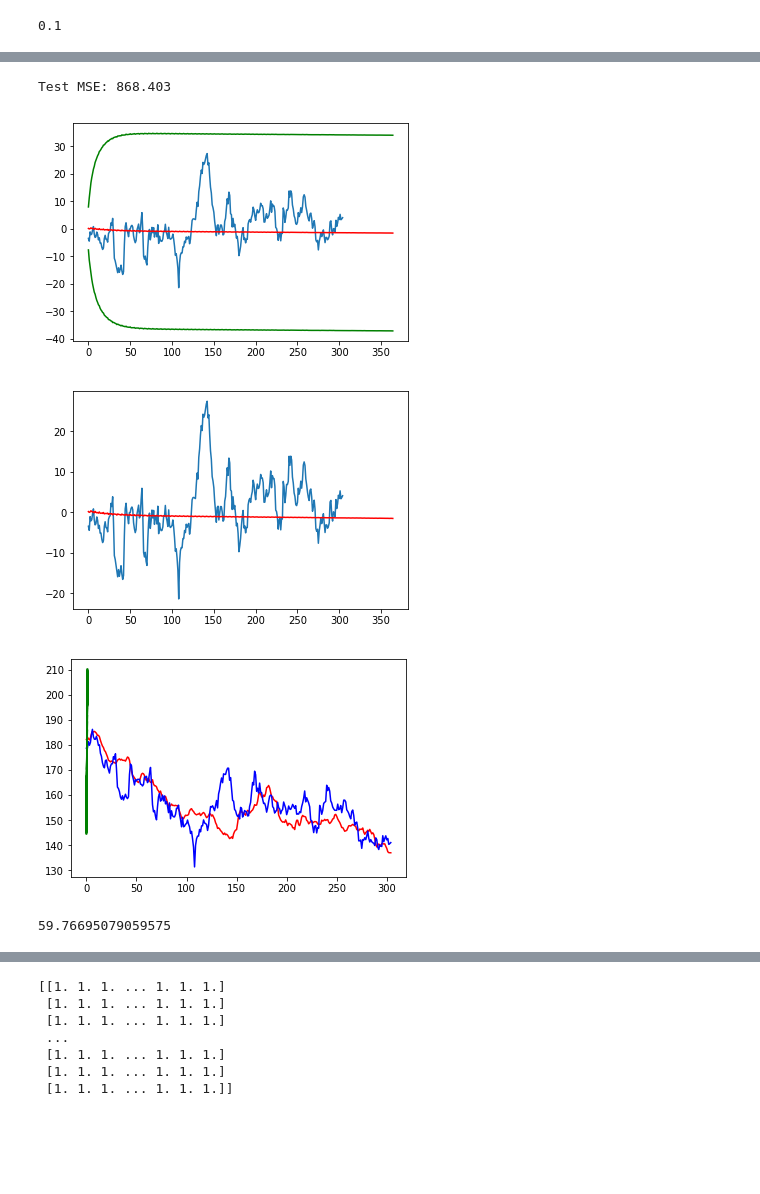
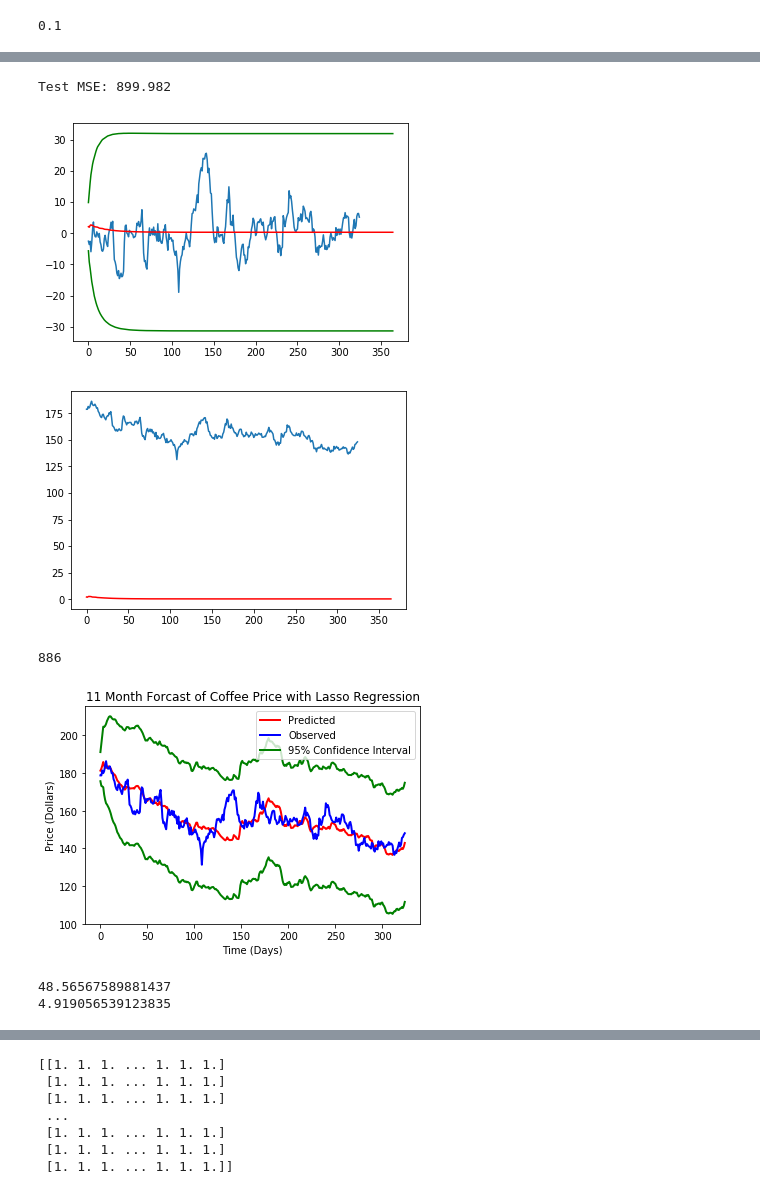
Before and after one commit to jgroth1/Project_1_Coffee_Price_Predictors, a Jupyter notebook: Analysis/Regression_Analysis.ipynb, the cells around one changed output, grey strips where cells are left out. Saved outputs shown, nothing was run; the diff lists cells and outputs as text; code cells hidden in the pictures; blank space fills up the shorter version.

```diff
--- a/Analysis/Regression_Analysis.ipynb
+++ b/Analysis/Regression_Analysis.ipynb
@@ -335,6 +349,7 @@ Trade_DF.head()
 # %%
 Combined_DF = Weather_DF.merge(Price_DF, left_index=True, right_index=True)
 Combined_DF = Combined_DF.merge(Trade_DF, left_index=True, right_index=True)
+Combined_DF = Combined_DF.merge(MY_Trade_DF, left_index=True, right_index=True)
 # %%
 Combined_DF
 #= Combined_DF.filter(regex='^P', axis='columns')
@@ -398,12 +477,18 @@ print(features)
 #length = len(Combined_DF)
 #features = np.empty(Combined_DF.iloc[:,0:3].shape)
 for i in range(3,20):
-    N=40
+    N=45
     x = Combined_DF.iloc[:,i].values
     features[:,i] = np.convolve(x, np.ones((N,))/N, mode='same')
+
+
 features[:,20] = Combined_DF.loc[:,'Import'].values
 features[:,21] = Combined_DF.loc[:,'Export'].values
 features[:,22] = Combined_DF.loc[:,'Production'].values
+features[:,23] = Combined_DF.loc[:,'Trade Balance'].values
+#features[:,23] = Combined_DF.loc[:,'Import MY'].values
+#features[:,24] = Combined_DF.loc[:,'Export MY'].values
+#features[:,25] = Combined_DF.loc[:,'Production MY'].values
 target = Combined_DF.loc[:, 'PX_LAST'].values
 print(features)
 # %% [output]
@@ -434,9 +513,9 @@ T = len(features_standardized)-365
 FS_train, FS_test = features_standardized[:T,:], features_standardized[T:,:]
 T_train, T_test = target[:T], target[T:]
 FS_train = FS_train[:]
-FS_test = FS_test[:-60]
+FS_test = FS_test[:-40]
 T_train = T_train[:]
-T_test = T_test[:-60]
+T_test = T_test[:-40]
 regression1 = RidgeCV(alphas=[0.1,0.5,1.0,2.0,3.0,5.0,10.0])
 regression2 = Lasso(alpha=1)
 regression3 = HuberRegressor(epsilon=2, alpha=.5)
@@ -613,7 +709,7 @@ X = residuals_train
 size = int(len(X)-365)
 train, test = X[0:size], X[size:len(X)]
 
-model = ARIMA(residuals_train, order=(10,1,5))
+model = ARIMA(residuals_train, order=(10,0,2))
 model_fit = model.fit(disp=0)
 # multi-step out-of-sample forecast
 start_index = len(train)-10
@@ -645,28 +738,39 @@ plt.plot(forecast[0], color='red')
 plt.plot(forecast[2], color='green')
 plt.show()
 
-plt.plot(residuals_test)
+plt.plot(T_test)
 plt.plot(forecast[0], color='red')
 plt.show()
 # %% [output]
-Test MSE: 868.403
+Test MSE: 899.982
-[figure, old version]
+[figure, new version]
-[figure, old version]
+[figure, new version]
 # %%
 pr = model2.predict(FS_test)
+print(len(seasonal))
 
-plt.plot(pr, color='red')
-plt.plot(T_test, color='blue')
-x1 = (pr/max(pr))*forecast[2][:-60,0]+178
-x2 = (pr/max(pr))*forecast[2][:-60,1]+178
+plt.plot(pr, color='red', linewidth=2, label='Predicted')
+plt.plot(T_test, color='blue', linewidth=2, label='Observed')
+x1 = pr + forecast[2][:-40,0]
+x2 = pr + forecast[2][:-40,1]
 x = (x1,x2)
-plt.plot(x, color='g')
+plt.plot(x1, color='g', linewidth=2, label='95% Confidence Interval')
+plt.plot(x2, color='g', linewidth=2)
+plt.xlabel('Time (Days)')
+plt.ylabel('Price (Dollars)')
+plt.title('11 Month Forcast of Coffee Price with Lasso Regression')
+plt.legend()
+plt.savefig('Lasso_with_Error.png')
 plt.show()
 error = mean_squared_error(T_test, pr)
-error
+error_A = mean_absolute_error(T_test, pr)
+print(error)
+print(error_A)
 # %% [output]
+886
-[figure, old version]
+[figure, new version]
-59.76695079059575
+48.56567589881437
+4.919056539123835
 # %%
 Combined_DF.fillna(method='ffill')
 
```
Also changed, not shown: parts of 28 cells of this notebook, 10 other files.
